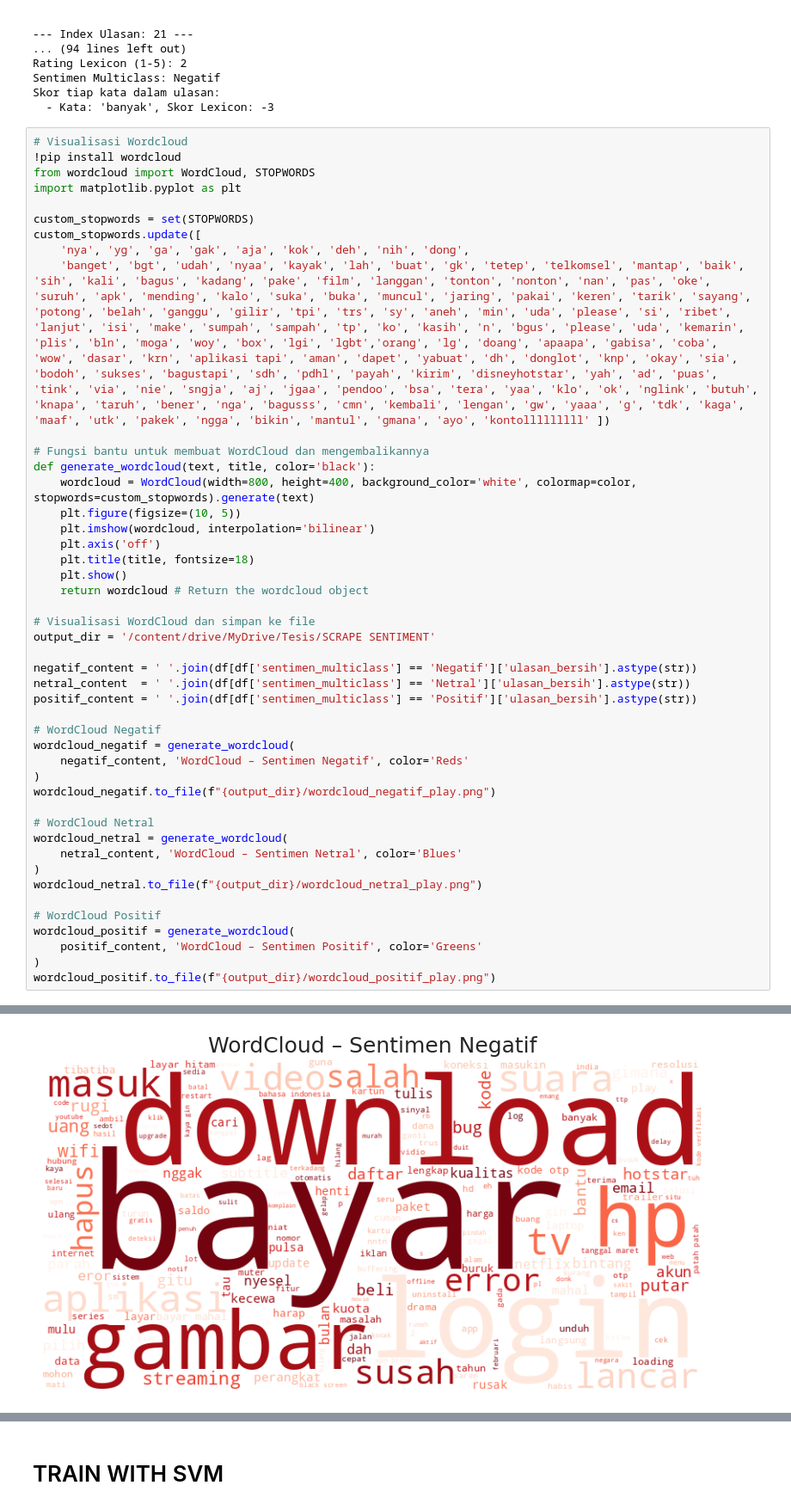
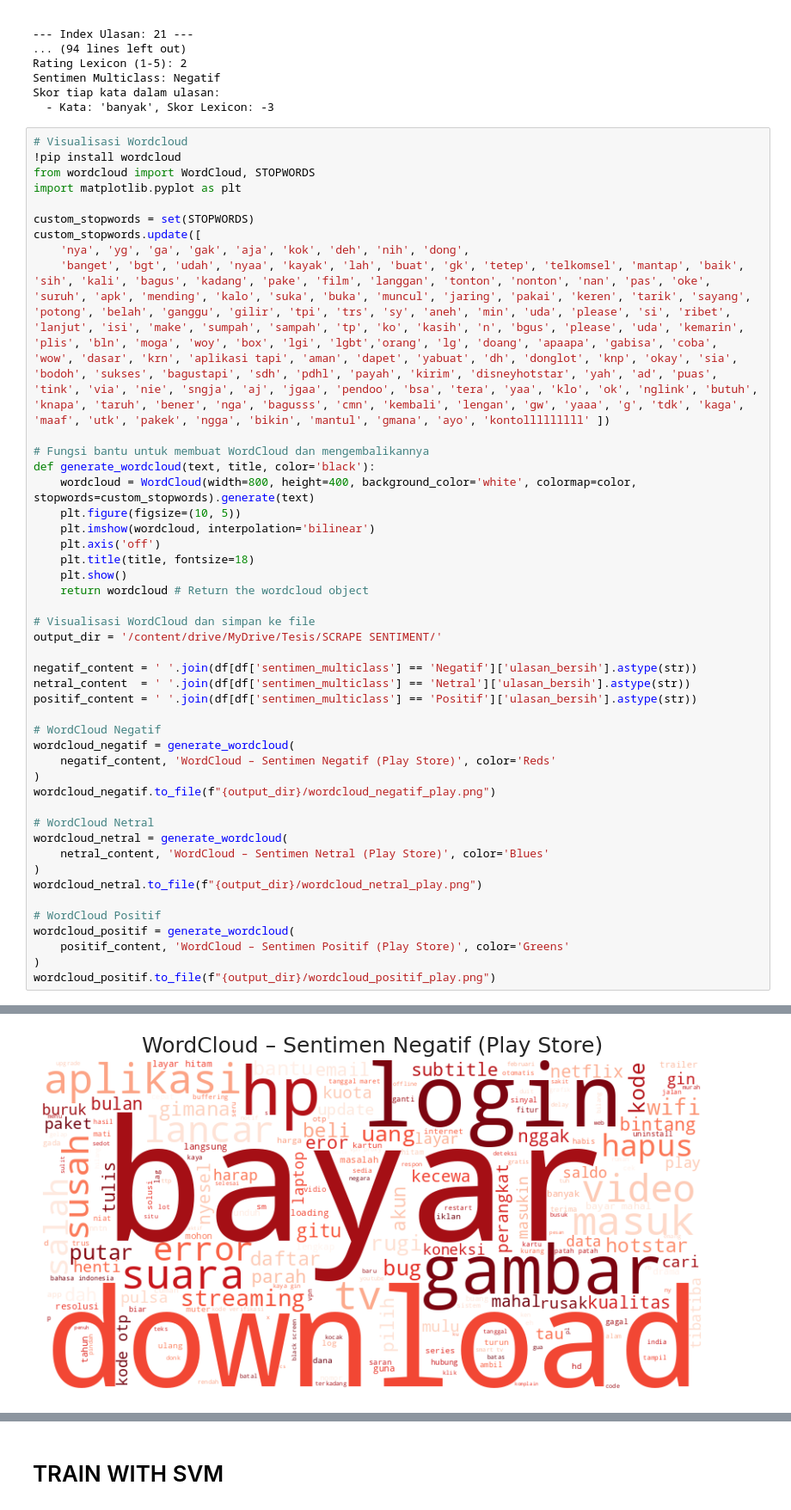
Before and after one commit to yenatariys/hasil-tesis, a Jupyter notebook: notebooks/playstore/Tesis-Playstore-FIX.ipynb, the cells around one changed output, grey strips where cells are left out. Shown at 86% size. Saved outputs shown, nothing was run; the diff lists cells and outputs as text.

```diff
--- a/notebooks/playstore/Tesis-Playstore-FIX.ipynb
+++ b/notebooks/playstore/Tesis-Playstore-FIX.ipynb
@@ -971,40 +896,40 @@ def generate_wordcloud(text, title, color='black'):
     return wordcloud # Return the wordcloud object
 
 # Visualisasi WordCloud dan simpan ke file
-output_dir = '/content/drive/MyDrive/Tesis/SCRAPE SENTIMENT'
+output_dir = '/content/drive/MyDrive/Tesis/SCRAPE SENTIMENT/'
 
 negatif_content = ' '.join(df[df['sentimen_multiclass'] == 'Negatif']['ulasan_bersih'].astype(str))
 netral_content  = ' '.join(df[df['sentimen_multiclass'] == 'Netral']['ulasan_bersih'].astype(str))
 positif_content = ' '.join(df[df['sentimen_multiclass'] == 'Positif']['ulasan_bersih'].astype(str))
 
 # WordCloud Negatif
 wordcloud_negatif = generate_wordcloud(
-    negatif_content, 'WordCloud – Sentimen Negatif', color='Reds'
+    negatif_content, 'WordCloud – Sentimen Negatif (Play Store)', color='Reds'
 )
 wordcloud_negatif.to_file(f"{output_dir}/wordcloud_negatif_play.png")
 
 # WordCloud Netral
 wordcloud_netral = generate_wordcloud(
-    netral_content, 'WordCloud – Sentimen Netral', color='Blues'
+    netral_content, 'WordCloud – Sentimen Netral (Play Store)', color='Blues'
 )
 wordcloud_netral.to_file(f"{output_dir}/wordcloud_netral_play.png")
 
 # WordCloud Positif
 wordcloud_positif = generate_wordcloud(
-    positif_content, 'WordCloud – Sentimen Positif', color='Greens'
+    positif_content, 'WordCloud – Sentimen Positif (Play Store)', color='Greens'
 )
 wordcloud_positif.to_file(f"{output_dir}/wordcloud_positif_play.png")
 # %% [output]
 Requirement already satisfied: wordcloud in /usr/local/lib/python3.12/dist-packages (1.9.4)
 Requirement already satisfied: numpy>=1.6.1 in /usr/local/lib/python3.12/dist-packages (from wordcloud) (2.0.2)
 Requirement already satisfied: pillow in /usr/local/lib/python3.12/dist-packages (from wordcloud) (11.3.0)
 Requirement already satisfied: matplotlib in /usr/local/lib/python3.12/dist-packages (from wordcloud) (3.10.0)
 Requirement already satisfied: contourpy>=1.0.1 in /usr/local/lib/python3.12/dist-packages (from matplotlib->wordcloud) (1.3.3)
 Requirement already satisfied: cycler>=0.10 in /usr/local/lib/python3.12/dist-packages (from matplotlib->wordcloud) (0.12.1)
 Requirement already satisfied: fonttools>=4.22.0 in /usr/local/lib/python3.12/dist-packages (from matplotlib->wordcloud) (4.60.1)
 Requirement already satisfied: kiwisolver>=1.3.1 in /usr/local/lib/python3.12/dist-packages (from matplotlib->wordcloud) (1.4.9)
 Requirement already satisfied: packaging>=20.0 in /usr/local/lib/python3.12/dist-packages (from matplotlib->wordcloud) (25.0)
 Requirement already satisfied: pyparsing>=2.3.1 in /usr/local/lib/python3.12/dist-packages (from matplotlib->wordcloud) (3.2.5)
 Requirement already satisfied: python-dateutil>=2.7 in /usr/local/lib/python3.12/dist-packages (from matplotlib->wordcloud) (2.9.0.post0)
 Requirement already satisfied: six>=1.5 in /usr/local/lib/python3.12/dist-packages (from python-dateutil>=2.7->matplotlib->wordcloud) (1.17.0)
-[figure, old version]
+[figure, new version]
```
Also changed, not shown: parts of 34 cells of this notebook, 27 other files.
